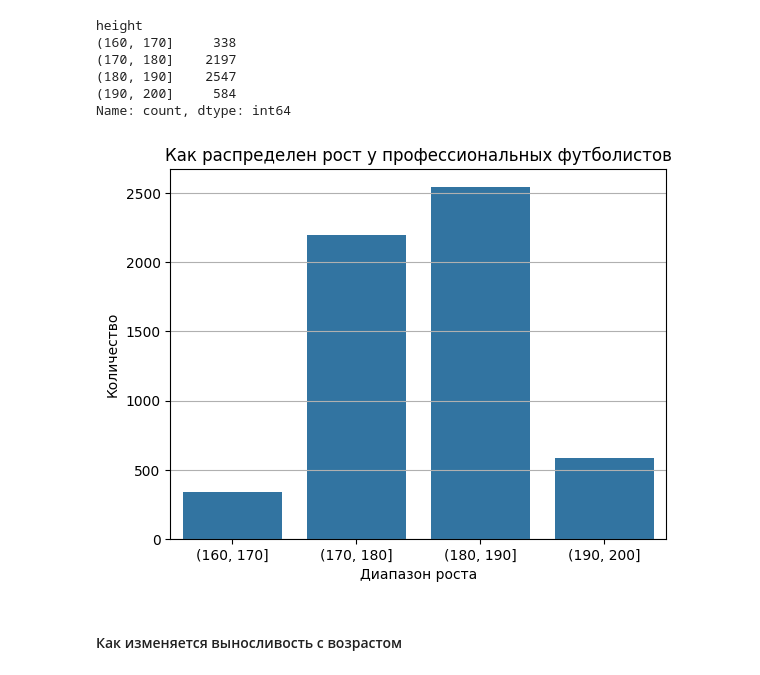
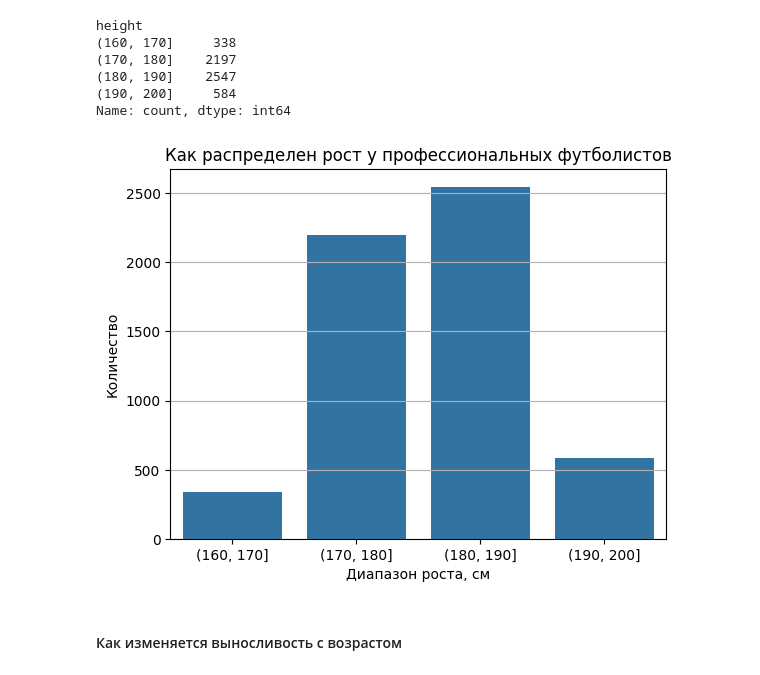
Before and after one commit to jsinkx/bigdata-player-stats-coursework, a Jupyter notebook: players_stats.ipynb, the cells around one changed output. Cells and saved outputs as stored; diff of their text form; code cells hidden in the pictures.

```diff
--- a/players_stats.ipynb
+++ b/players_stats.ipynb
@@ -463,15 +463,15 @@ Name: count, dtype: int64
 # %%
 
 df['height_diapason'] = height_binning
 
 sns.barplot(df['height_diapason'].value_counts())
 plt.grid(axis='y')
 plt.title('Как распределен рост у профессиональных футболистов')
-plt.xlabel('Диапазон роста')
+plt.xlabel('Диапазон роста, см')
 plt.ylabel('Количество')
 plt.show()
 # %% [output]
-[figure, old version]
+[figure, new version]
 # %% [markdown]
 #### Как изменяется выносливость с возрастом
 # %%
```
Also changed, not shown: parts of 9 cells of this notebook, 16 other files.
